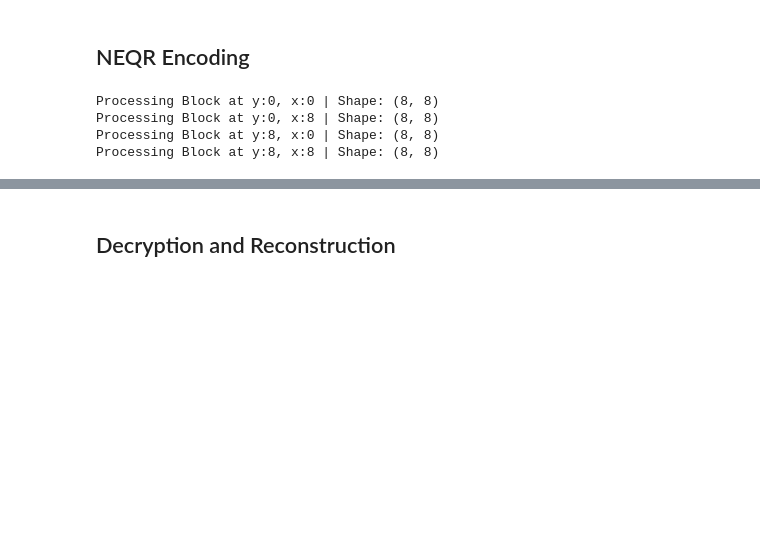
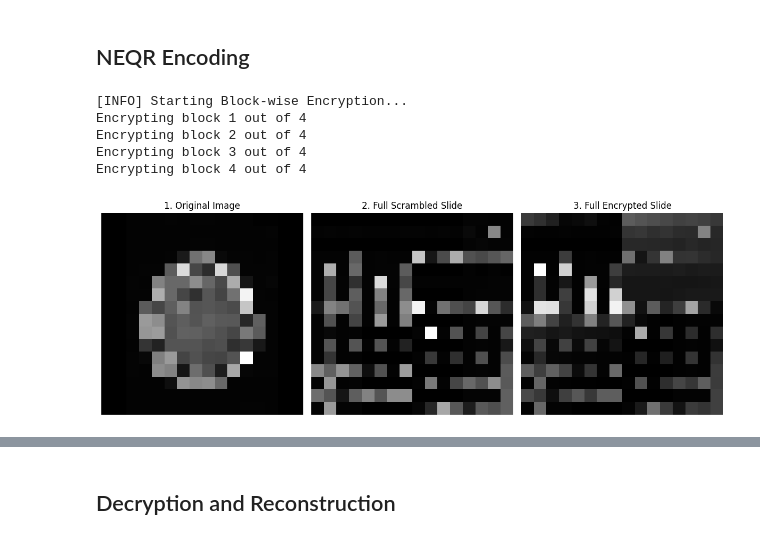
Before and after one commit to ManavMNair/Quantum-image-encryption, a Jupyter notebook: block_wise_encryption.ipynb, the cells around one changed output, grey strips where cells are left out. Saved outputs shown, nothing was run; the diff lists cells and outputs as text; code cells hidden in the pictures; blank space fills up the shorter version.

```diff
--- a/block_wise_encryption.ipynb
+++ b/block_wise_encryption.ipynb
@@ -148,47 +147,78 @@ ksk_global = np.floor(y_seq * 256).astype(np.uint8)
 # %% [markdown]
 ## NEQR Encoding
 # %%
-# Cell: Block-wise Encryption
+import numpy as np
+import matplotlib.pyplot as plt
+
+# 1. Initialize containers for encryption "slides"
+full_scrambled_img = np.zeros((IMG_SIZE, IMG_SIZE), dtype=np.uint8)
 full_encrypted_img = np.zeros((IMG_SIZE, IMG_SIZE), dtype=np.uint8)
-num_blocks_side = IMG_SIZE // BLOCK_SIZE
+stored_kh_blocks = {}  # Store chaotic keys for decryption
+
 num_position_qubits = int(2 * np.log2(BLOCK_SIZE))
+block_idx = 0
 
-block_count = 0
+print("[INFO] Starting Block-wise Encryption...")
+count = 1
 for y in range(0, IMG_SIZE, BLOCK_SIZE):
     for x in range(0, IMG_SIZE, BLOCK_SIZE):
-        # 1. Extract Block
+        print(f"Encrypting block {count} out of {(IMG_SIZE// BLOCK_SIZE) ** 2}")
+
+        # Slice unique key segments for this block
+        current_bpk = bpk_global[block_idx : block_idx + BLOCK_SIZE]
+        current_ksk = ksk_global[block_idx : block_idx + BLOCK_SIZE]
+
+        # --- ENCRYPTION STAGE ---
         block = img[y:y+BLOCK_SIZE, x:x+BLOCK_SIZE]
-        print(f"Processing Block at y:{y}, x:{x} | Shape: {block.shape}")
 
-        # 2. Slice keys for this specific block
-        # Using a slice of length BLOCK_SIZE for quantum operations
-        current_bpk = bpk_global[block_count : block_count + BLOCK_SIZE]
-        current_ksk = ksk_global[block_count : block_count + BLOCK_SIZE]
-
-        # 3. Quantum Scrambling
+        # Quantum Scrambling
         qc = encode_neqr(block)
         qc = quantum_scramble(qc, current_bpk, num_position_qubits)
         qc = quantum_permutation(qc, current_ksk, num_position_qubits)
+        scrambled_block = reconstruct_neqr_image(qc, BLOCK_SIZE, BLOCK_SIZE, shots=SHOTS)
+        full_scrambled_img[y:y+BLOCK_SIZE, x:x+BLOCK_SIZE] = scrambled_block
 
-        scrambled_block = reconstruct_neqr_image(qc, BLOCK_SIZE, BLOCK_SIZE, shots=SHOTS)
-
-        # 4. DNA Encryption
+        # DNA Encryption
         dni0, dni1, dni2, dni3 = dna_encode(scrambled_block, current_ksk)
         KH_block = generate_chaotic_key_image(BLOCK_SIZE, BLOCK_SIZE)
+        stored_kh_blocks[(y, x)] = KH_block  # Store the key for decryption
         dki0, dki1, dki2, dki3 = dna_encode(KH_block, current_ksk)
 
-        # 5. XOR and Combine
-        encrypted_block = (
-            (dni0 ^ dki0) << 6 | (dni1 ^ dki1) << 4 | (dni2 ^ dki2) << 2 | (dni3 ^ dki3)
-        ).astype(np.uint8)
-
+        # Combine into encrypted block
+        encrypted_block = ((dni0 ^ dki0) << 6 | (dni1 ^ dki1) << 4 |
+                           (dni2 ^ dki2) << 2 | (dni3 ^ dki3)).astype(np.uint8)
         full_encrypted_img[y:y+BLOCK_SIZE, x:x+BLOCK_SIZE] = encrypted_block
-        block_count += 1
+        count += 1
+        block_idx += BLOCK_SIZE
 # %% [output]
-Processing Block at y:0, x:0 | Shape: (8, 8)
-Processing Block at y:0, x:8 | Shape: (8, 8)
-Processing Block at y:8, x:0 | Shape: (8, 8)
-Processing Block at y:8, x:8 | Shape: (8, 8)
+[INFO] Starting Block-wise Encryption...
+Encrypting block 1 out of 4
+Encrypting block 2 out of 4
+Encrypting block 3 out of 4
+Encrypting block 4 out of 4
+# %%
+
+# --- PLOTTING ENCRYPTION STAGES ---
+plt.figure(figsize=(12, 5))
+plt.subplot(1, 3, 1)
+plt.imshow(img, cmap='gray')
+plt.title("1. Original Image")
+plt.axis('off')
+
+plt.subplot(1, 3, 2)
+plt.imshow(full_scrambled_img, cmap='gray')
+plt.title("2. Full Scrambled Slide")
+plt.axis('off')
+
+plt.subplot(1, 3, 3)
+plt.imshow(full_encrypted_img, cmap='gray')
+plt.title("3. Full Encrypted Slide")
+plt.axis('off')
+
+plt.tight_layout()
+plt.show()
+# %% [output]
+[figure, added]
 # %%
 plt.imshow(full_encrypted_img, cmap="gray")
 plt.title("Scrambled Image (After Quantum Measurement)")
```
Also changed, not shown: parts of 8 cells of this notebook, 1 other file.
